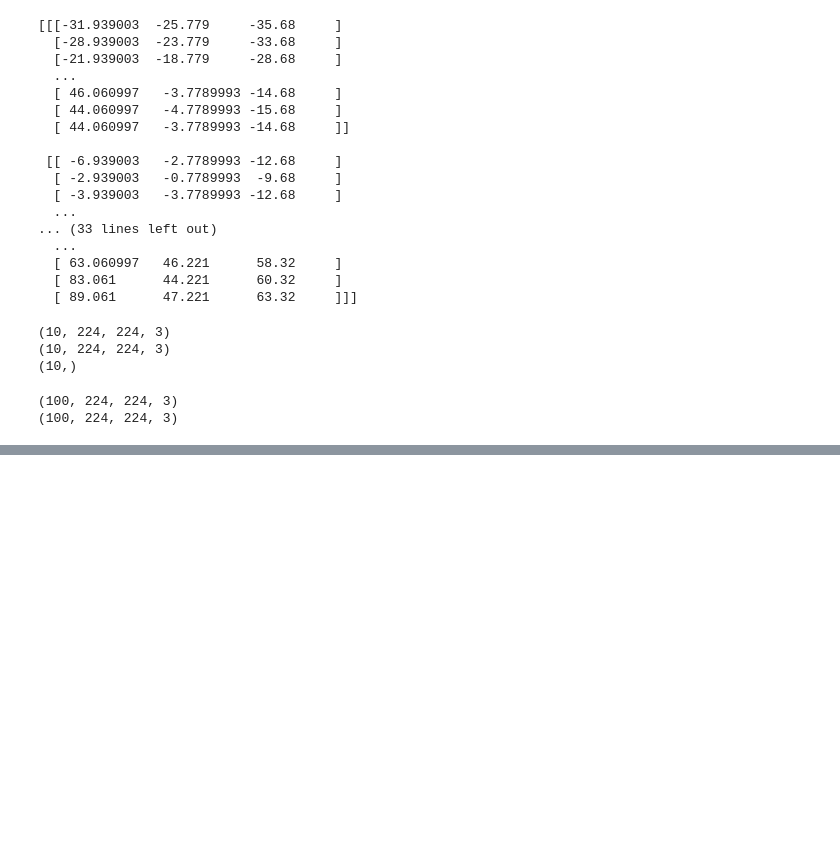
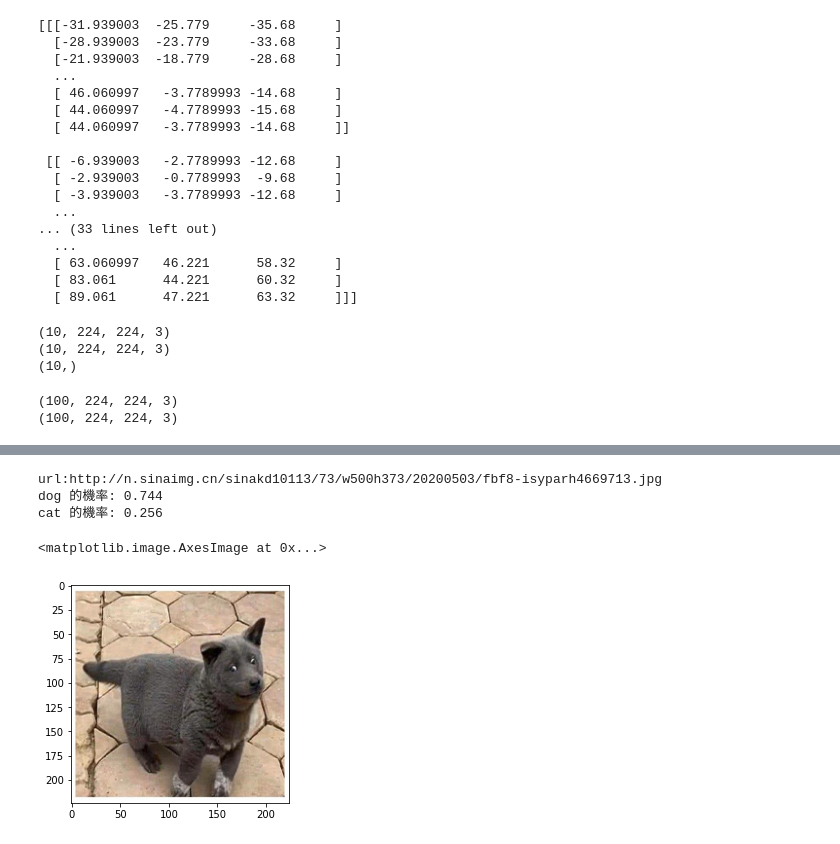
Before and after one commit to Elwing-Chou/tibaml0606, a Jupyter notebook: transfer.ipynb, the cells around one changed output, grey strips where cells are left out. Drawn from its saved outputs; the diff is of its cells as text; code cells hidden in the pictures; blank space fills up the shorter version.

```diff
--- a/transfer.ipynb
+++ b/transfer.ipynb
@@ -223,0 +228,20 @@ array([[0.39493832, 0.6050617 ],
+# %%
+import requests
+# pillow
+from PIL import Image
+url = input("url:")
+response = requests.get(url, stream=True)
+img = Image.open(response.raw).convert("RGB").resize((224, 224))
+img_np = np.array(img).reshape(1, 224, 224, 3)
+# (32, 32, 3) -> (1, 32, 32, 3)
+img_np_pre = preprocess_input(img_np)
+proba = model.predict(img_np_pre)[0]
+for p, n in zip(proba, trans):
+    print(n, "的機率:", round(p, 3))
+plt.imshow(img)
+# %% [output]
+url:http://n.sinaimg.cn/sinakd10113/73/w500h373/20200503/fbf8-isyparh4669713.jpg
+dog 的機率: 0.744
+cat 的機率: 0.256
+<matplotlib.image.AxesImage at 0x...>
+[figure, added]
```
Also changed, not shown: parts of 4 cells of this notebook.
